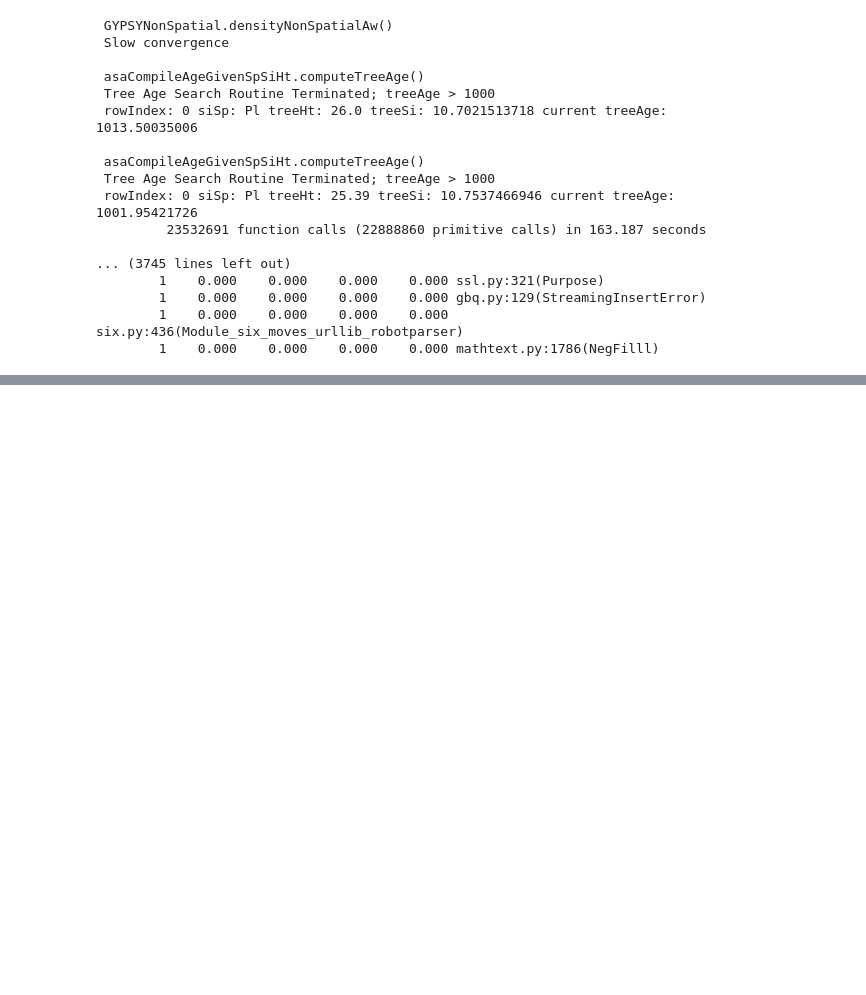
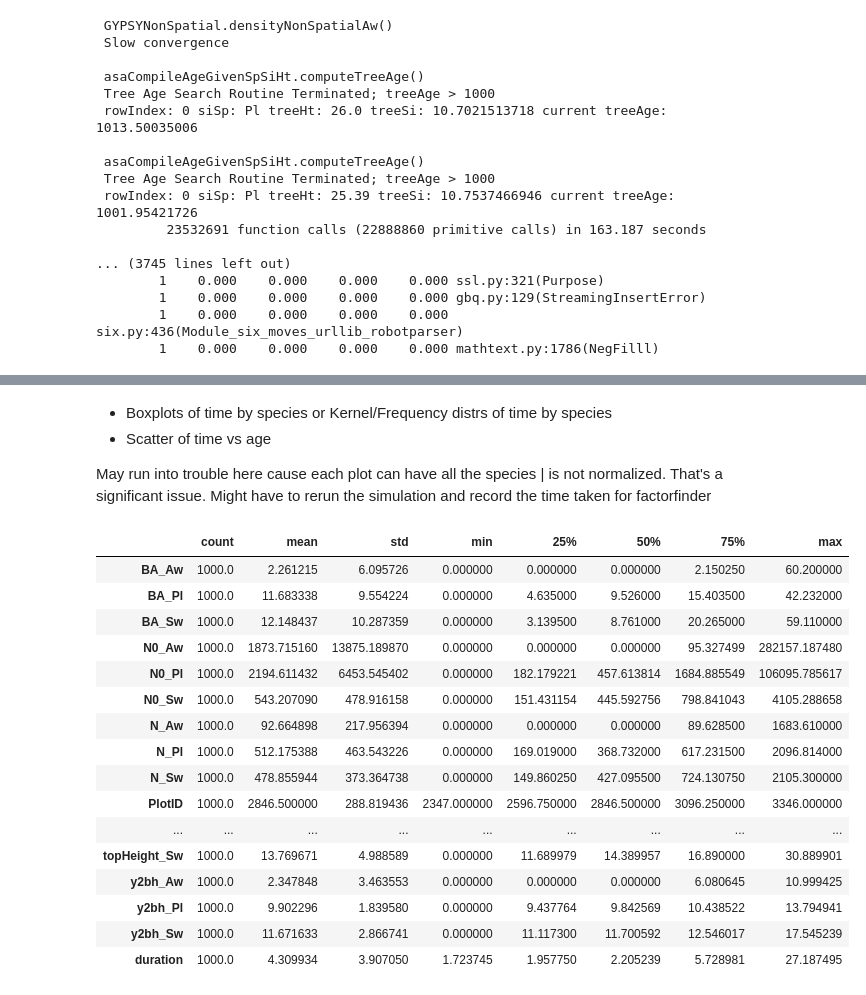
Before and after one commit to tesera/pygypsy, a Jupyter notebook: notebooks/#32-address-testing-findings.ipynb, the cells around one changed output, grey strips where cells are left out. Cells and saved outputs as stored; diff of their text form; code cells hidden in the pictures; blank space fills up the shorter version.

```diff
--- a/notebooks/#32-address-testing-findings.ipynb
+++ b/notebooks/#32-address-testing-findings.ipynb
@@ -47,0 +128,25 @@ python -m cProfile -s cumtime  "$(which gypsy)" simulate ../private-data/1000-pl
+# %% [markdown]
+- Boxplots of time by species or Kernel/Frequency distrs of time by species
+- Scatter of time vs age
+
+May run into trouble here cause each plot can have all the species | is not normalized. That's a significant issue. Might have to rerun the simulation and record the time taken for factorfinder
+# %%
+plots_times.describe().transpose()
+# %% [output]
+|  | count | mean | std | min | 25% | 50% | 75% | max |
+| BA_Aw | 1000.0 | 2.261215 | 6.095726 | 0.000000 | 0.000000 | 0.000000 | 2.150250 | 60.200000 |
+| BA_Pl | 1000.0 | 11.683338 | 9.554224 | 0.000000 | 4.635000 | 9.526000 | 15.403500 | 42.232000 |
+| BA_Sw | 1000.0 | 12.148437 | 10.287359 | 0.000000 | 3.139500 | 8.761000 | 20.265000 | 59.110000 |
+| N0_Aw | 1000.0 | 1873.715160 | 13875.189870 | 0.000000 | 0.000000 | 0.000000 | 95.327499 | 282157.187480 |
+| N0_Pl | 1000.0 | 2194.611432 | 6453.545402 | 0.000000 | 182.179221 | 457.613814 | 1684.885549 | 106095.785617 |
+| N0_Sw | 1000.0 | 543.207090 | 478.916158 | 0.000000 | 151.431154 | 445.592756 | 798.841043 | 4105.288658 |
+| N_Aw | 1000.0 | 92.664898 | 217.956394 | 0.000000 | 0.000000 | 0.000000 | 89.628500 | 1683.610000 |
+| N_Pl | 1000.0 | 512.175388 | 463.543226 | 0.000000 | 169.019000 | 368.732000 | 617.231500 | 2096.814000 |
+| N_Sw | 1000.0 | 478.855944 | 373.364738 | 0.000000 | 149.860250 | 427.095500 | 724.130750 | 2105.300000 |
+| PlotID | 1000.0 | 2846.500000 | 288.819436 | 2347.000000 | 2596.750000 | 2846.500000 | 3096.250000 | 3346.000000 |
+| ... | ... | ... | ... | ... | ... | ... | ... | ... |
+| topHeight_Sw | 1000.0 | 13.769671 | 4.988589 | 0.000000 | 11.689979 | 14.389957 | 16.890000 | 30.889901 |
+| y2bh_Aw | 1000.0 | 2.347848 | 3.463553 | 0.000000 | 0.000000 | 0.000000 | 6.080645 | 10.999425 |
+| y2bh_Pl | 1000.0 | 9.902296 | 1.839580 | 0.000000 | 9.437764 | 9.842569 | 10.438522 | 13.794941 |
+| y2bh_Sw | 1000.0 | 11.671633 | 2.866741 | 0.000000 | 11.117300 | 11.700592 | 12.546017 | 17.545239 |
+| duration | 1000.0 | 4.309934 | 3.907050 | 1.723745 | 1.957750 | 2.205239 | 5.728981 | 27.187495 |
```
Also changed, not shown: parts of 19 cells of this notebook, 2 other files.
